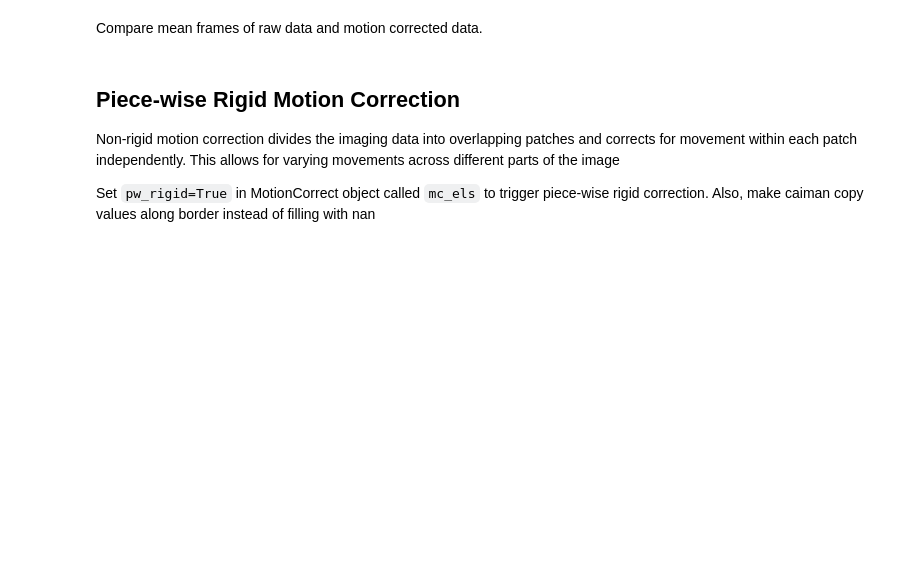
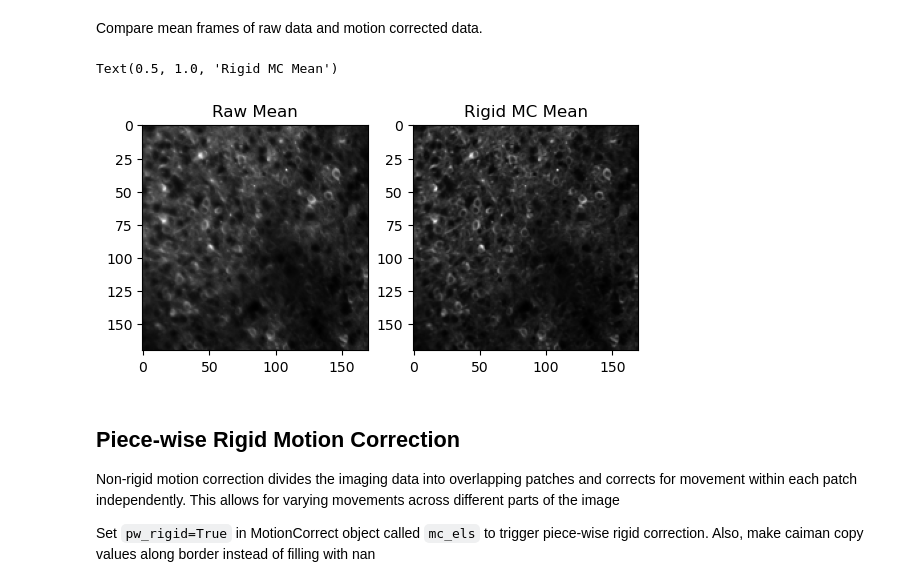
Before and after one commit to ibehave-ibots/iBOTS-intro-to-calcium-imaging, a Jupyter notebook: day2/4 Motion Correction with CaImAn.ipynb, the cells around one changed output. Saved outputs shown, nothing was run; the diff lists cells and outputs as text; code cells hidden in the pictures; blank space fills up the shorter version.

```diff
--- a/day2/4 Motion Correction with CaImAn.ipynb
+++ b/day2/4 Motion Correction with CaImAn.ipynb
@@ -101,2 +153,12 @@ Compare correlation images of raw data and motion corrected data
 # %% [markdown]
 Do the whole process of motion correction but let caiman replicate values along border by setting the attribute `border_nan` to 'copy' within MotionCorrect() class.
+# %%
+filename = "data/Sue_2x_3000_40_-46.tif"
+fnames = [filename]
+
+mc_rigid = MotionCorrect(
+    fname = fnames,
+    pw_rigid = False,
+    border_nan='copy'
+)
+mc_rigid.motion_correct(save_movie=True)
@@ -105,6 +175,20 @@ filename = mc_rigid.fname_tot_rig
 rigid_data_2p = cm.load(filename)
 # %% [markdown]
 Compare mean frames of raw data and motion corrected data.
+# %%
+raw_mean = np.mean(raw_data_2p, axis=0)
+mc_rigid_mean = np.mean(rigid_data_2p, axis=0)
+
+plt.subplot(121)
+plt.imshow(raw_mean, cmap='gray')
+plt.title('Raw Mean')
+
+plt.subplot(122)
+plt.imshow(mc_rigid_mean, cmap='gray')
+plt.title('Rigid MC Mean')
+# %% [output]
+Text(0.5, 1.0, 'Rigid MC Mean')
+[figure, added]
 # %% [markdown]
 ## Piece-wise Rigid Motion Correction
 
```
Also changed, not shown: parts of 28 cells of this notebook.
